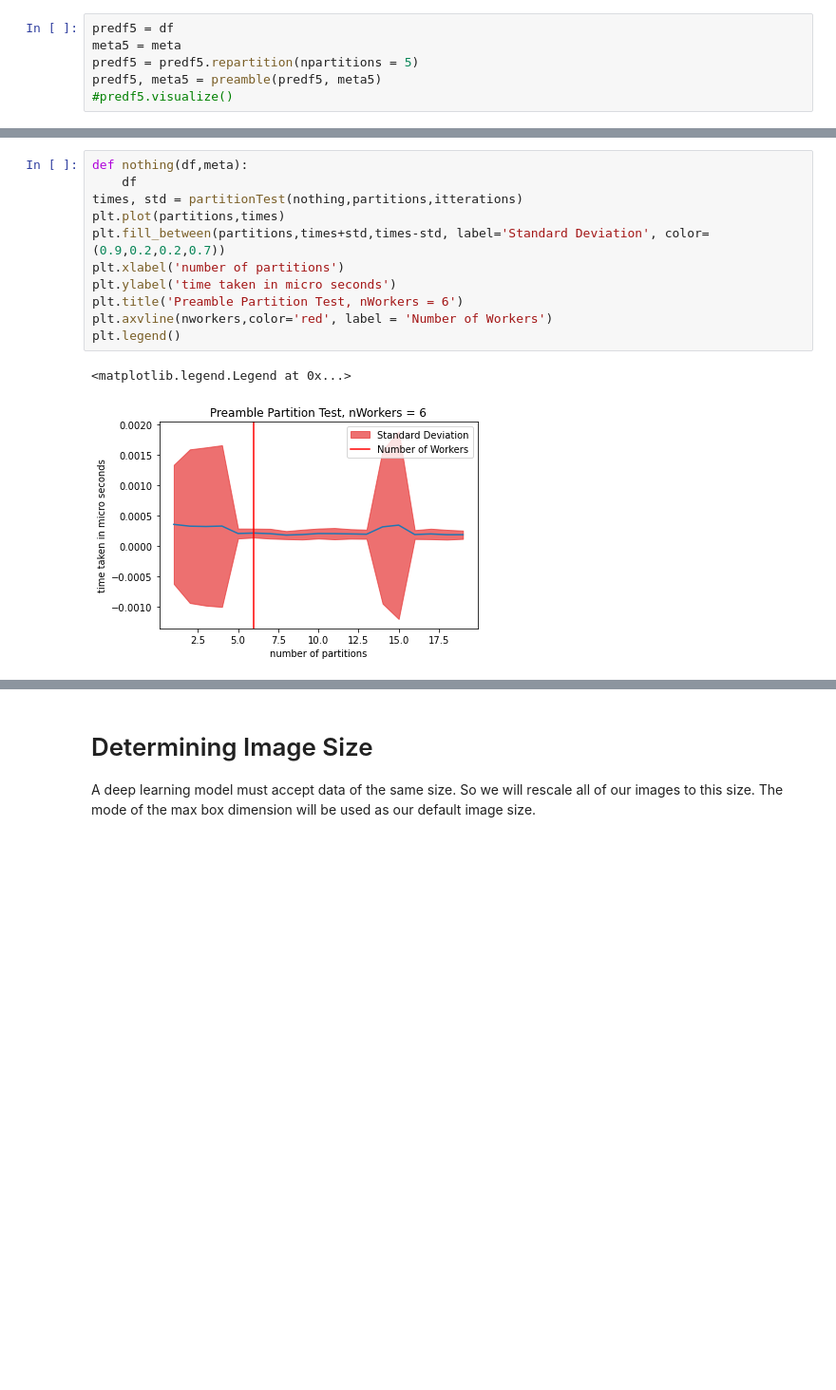
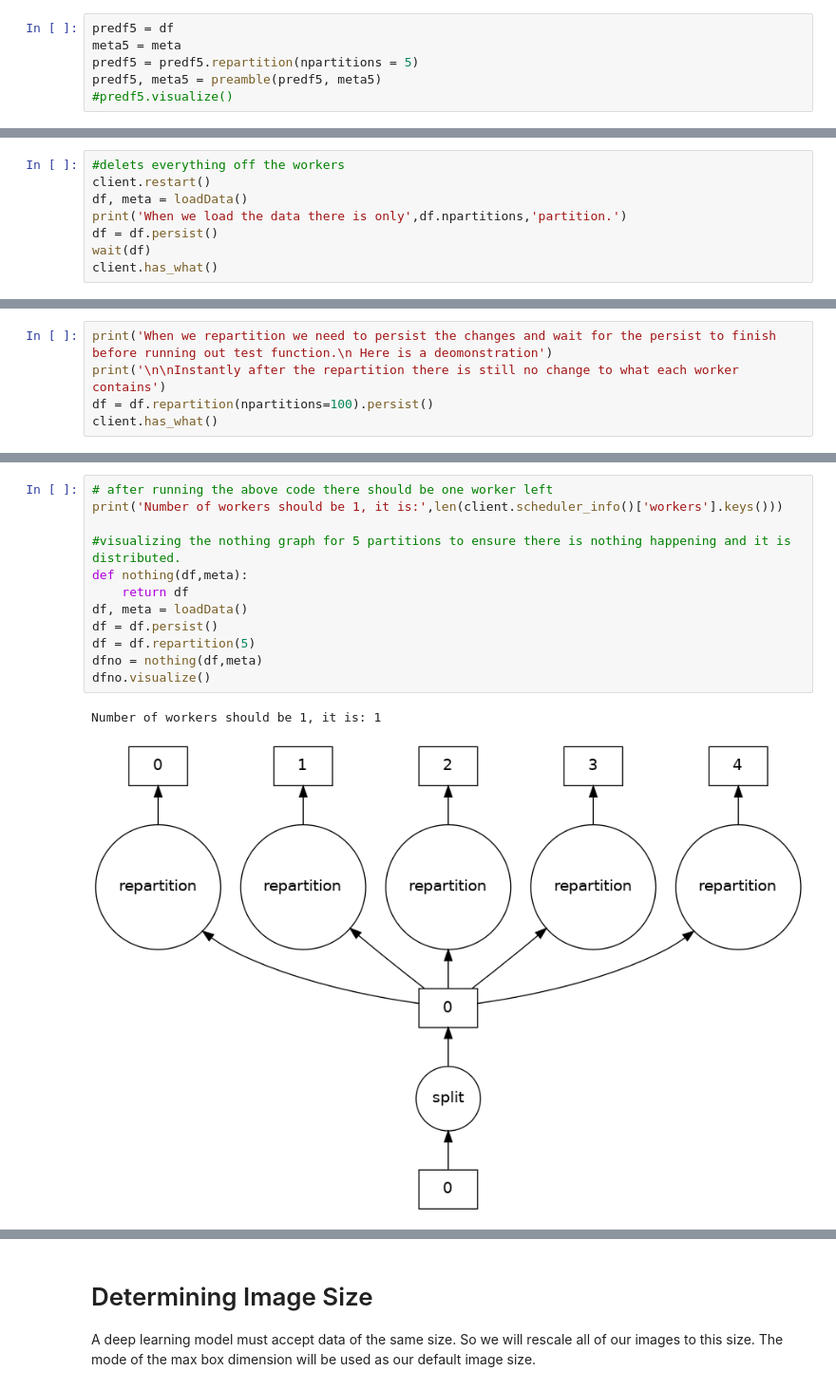
Before and after one commit to DanHarJor/MAPD-B, a Jupyter notebook: dask/notebooks/Daniel_dask_preprocessing.ipynb, the cells around one changed output, grey strips where cells are left out. Shown: that part at 95% size. Saved outputs shown, nothing was run; the diff lists cells and outputs as text; blank space fills up the shorter version.

Commit message:
Preamble Perfomance analysis pretty much done. Most things are working apart from CNN.

```diff
--- a/dask/notebooks/Daniel_dask_preprocessing.ipynb
+++ b/dask/notebooks/Daniel_dask_preprocessing.ipynb
@@ -148,0 +151,8 @@ The results of the preamble partition test is shown below. It was expected to se
+# %%
+#delets everything off the workers
+client.restart()
+df, meta = loadData()
+print('When we load the data there is only',df.npartitions,'partition.')
+df = df.persist()
+wait(df)
+client.has_what()
@@ -148,0 +168,5 @@ The results of the preamble partition test is shown below. It was expected to se
+# %%
+print('When we repartition we need to persist the changes and wait for the persist to finish before running out test function.\n Here is a deomonstration')
+print('\n\nInstantly after the repartition there is still no change to what each worker contains')
+df = df.repartition(npartitions=100).persist()
+client.has_what()
@@ -209,14 +316,15 @@ plt.legend()
 # %%
+# after running the above code there should be one worker left
+print('Number of workers should be 1, it is:',len(client.scheduler_info()['workers'].keys()))
+
+#visualizing the nothing graph for 5 partitions to ensure there is nothing happening and it is distributed.
 def nothing(df,meta):
-    df
-times, std = partitionTest(nothing,partitions,itterations)
-plt.plot(partitions,times)
-plt.fill_between(partitions,times+std,times-std, label='Standard Deviation', color=(0.9,0.2,0.2,0.7))
-plt.xlabel('number of partitions')
-plt.ylabel('time taken in micro seconds')
-plt.title('Preamble Partition Test, nWorkers = 6')
-plt.axvline(nworkers,color='red', label = 'Number of Workers')
-plt.legend()
+    return df
+df, meta = loadData()
+df = df.persist()
+df = df.repartition(5)
+dfno = nothing(df,meta)
+dfno.visualize()
 # %% [output]
-<matplotlib.legend.Legend at 0x...>
+Number of workers should be 1, it is: 1
-[figure, old version]
+[figure, new version]
```
Also changed, not shown: parts of 42 cells of this notebook, 1 other file.
